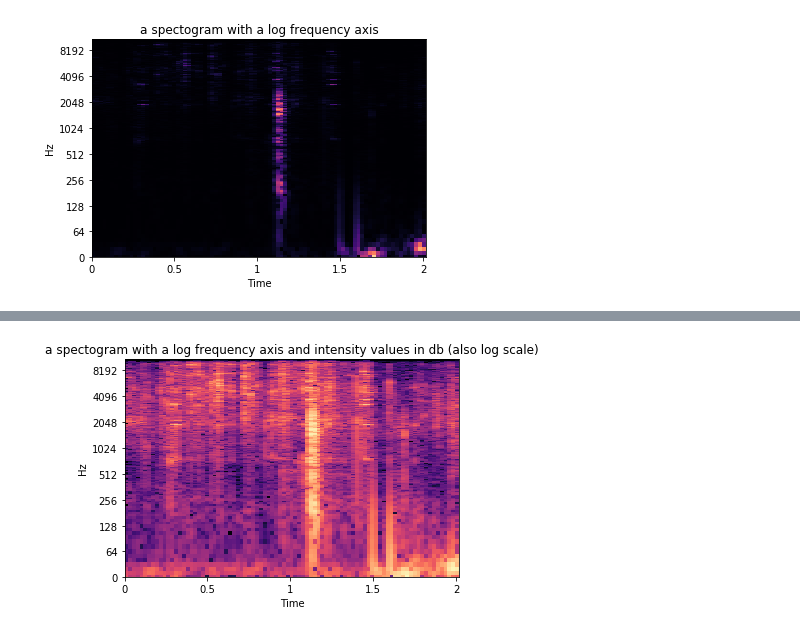
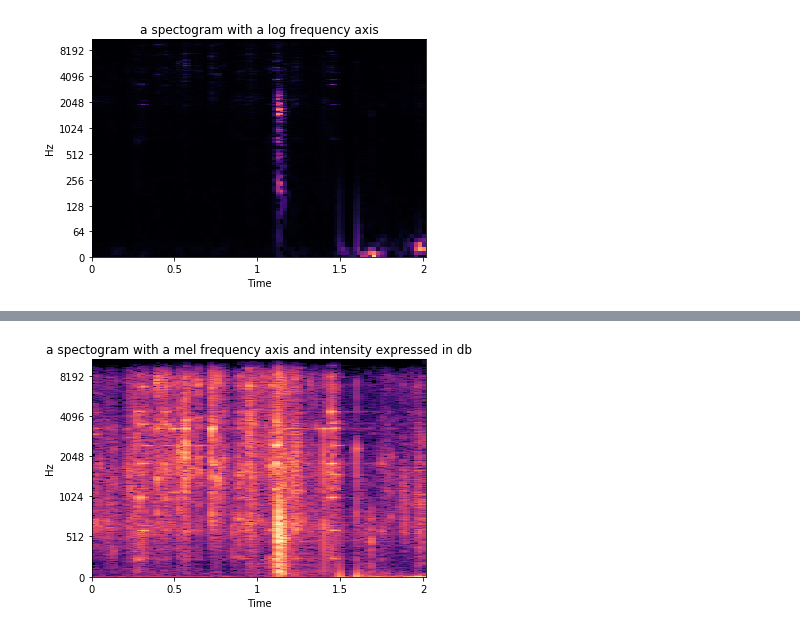
Before and after one commit to vishweshs4/freesound, a Jupyter notebook: 05_Generate_spectograms.ipynb, the cells around one changed output, grey strips where cells are left out. Saved outputs shown, nothing was run; the diff lists cells and outputs as text; code cells hidden in the pictures.

```diff
--- a/05_Generate_spectograms.ipynb
+++ b/05_Generate_spectograms.ipynb
@@ -197,6 +202,6 @@ plt.title('a spectogram with a log frequency axis');
 # %%
 S_db = librosa.amplitude_to_db(abs(S))
-ax = librosa.display.specshow(S_db, sr=sr, x_axis='time', y_axis='log')
-plt.title('a spectogram with a log frequency axis and intensity values in db (also log scale)');
+ax = librosa.display.specshow(S_db, sr=sr, x_axis='time', y_axis='mel')
+plt.title('a spectogram with a mel frequency axis and intensity expressed in db');
 # %% [output]
-[figure, old version]
+[figure, new version]
```
Also changed, not shown: parts of 13 cells of this notebook, 1 other file.
